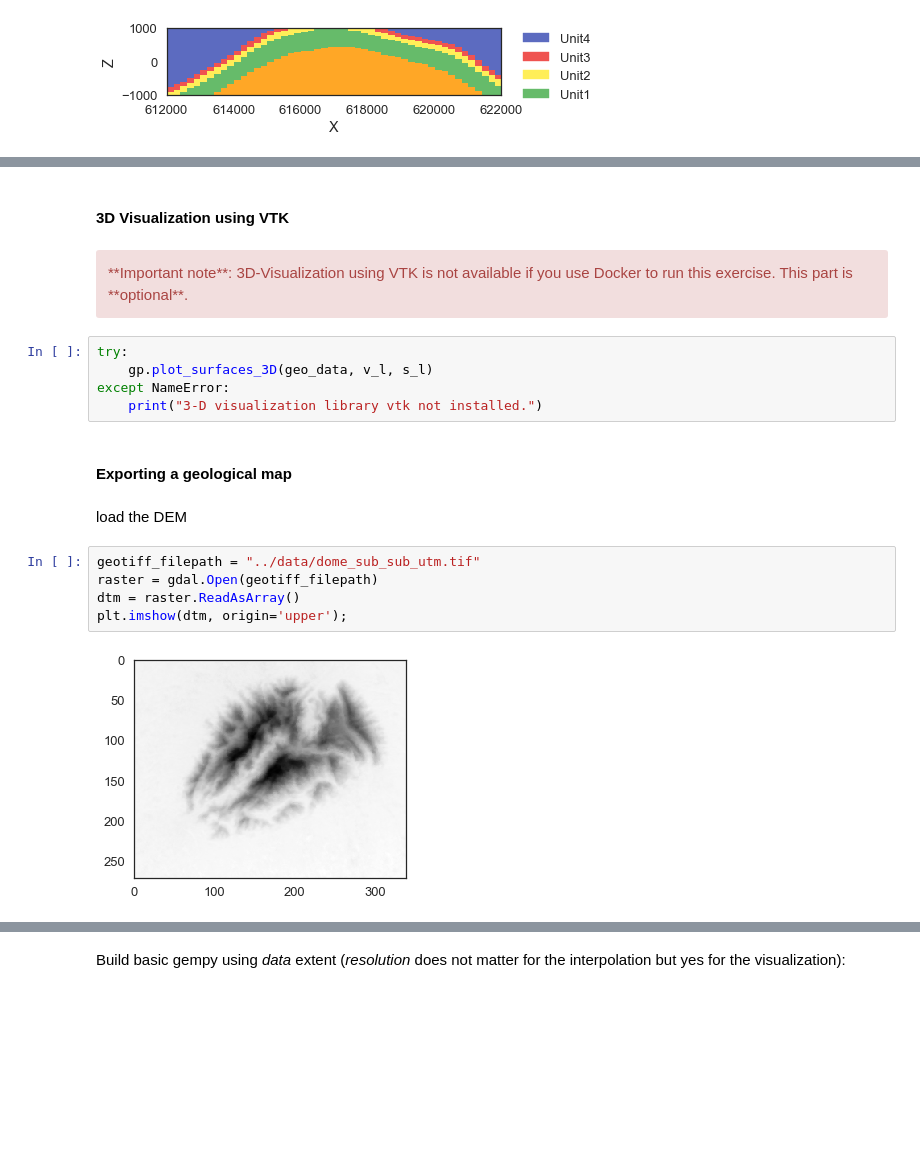
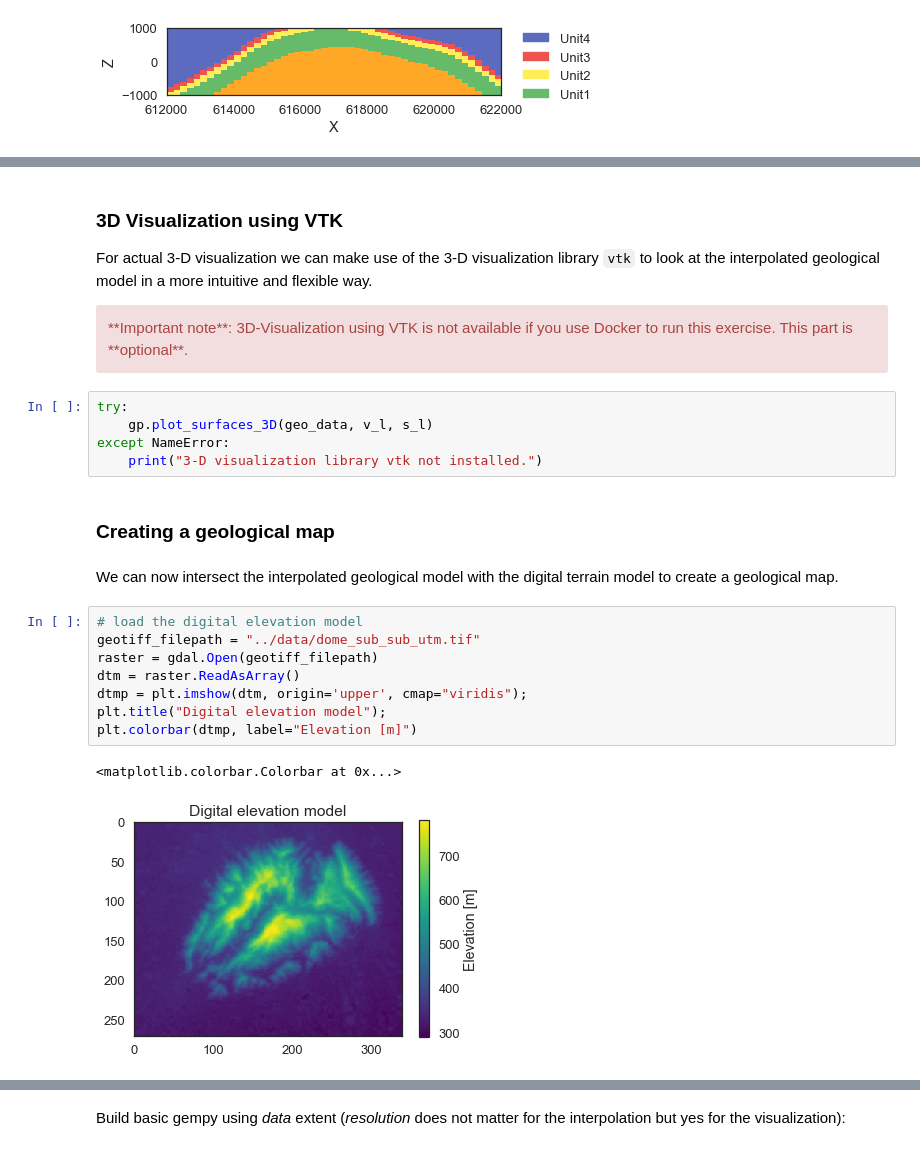
Before and after one commit to cgre-aachen/remote-geomod, a Jupyter notebook: notebooks/03_geological_modeling.ipynb, the cells around one changed output, grey strips where cells are left out. Drawn from its saved outputs; the diff is of its cells as text; blank space fills up the shorter version.

```diff
--- a/notebooks/03_geological_modeling.ipynb
+++ b/notebooks/03_geological_modeling.ipynb
@@ -130,6 +130,8 @@ for i in range(3):
-# %% [markdown]
-#### 3D Visualization using VTK
 # %% [markdown]
+### 3D Visualization using VTK
+
+For actual 3-D visualization we can make use of the 3-D visualization library `vtk` to look at the interpolated geological model in a more intuitive and flexible way.
+
 <div class="alert alert-danger">
 **Important note**: 3D-Visualization using VTK is not available if you use Docker to run this exercise. This part is **optional**.
 </div>
@@ -139,13 +141,17 @@ try:
 except NameError:
     print("3-D visualization library vtk not installed.")
 # %% [markdown]
-#### Exporting a geological map
+### Creating a geological map
-# %% [markdown]
-load the DEM
+# %% [markdown]
+We can now intersect the interpolated geological model with the digital terrain model to create a geological map.
 # %%
+# load the digital elevation model
 geotiff_filepath = "../data/dome_sub_sub_utm.tif"
 raster = gdal.Open(geotiff_filepath)
 dtm = raster.ReadAsArray()
-plt.imshow(dtm, origin='upper');
+dtmp = plt.imshow(dtm, origin='upper', cmap="viridis");
+plt.title("Digital elevation model");
+plt.colorbar(dtmp, label="Elevation [m]")
 # %% [output]
+<matplotlib.colorbar.Colorbar at 0x...>
-[figure, old version]
+[figure, new version]
```
Also changed, not shown: parts of 19 cells of this notebook, 4 other files.
